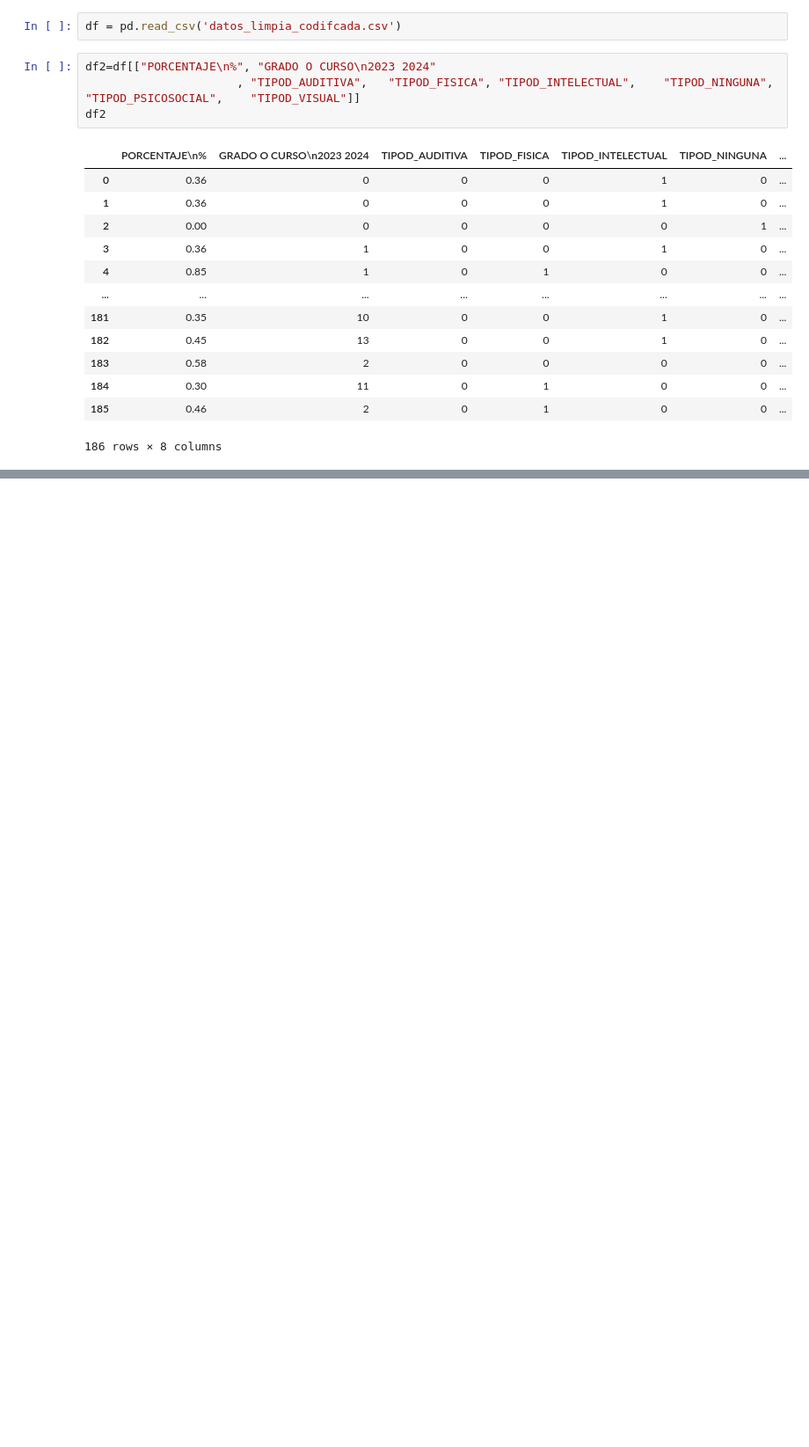
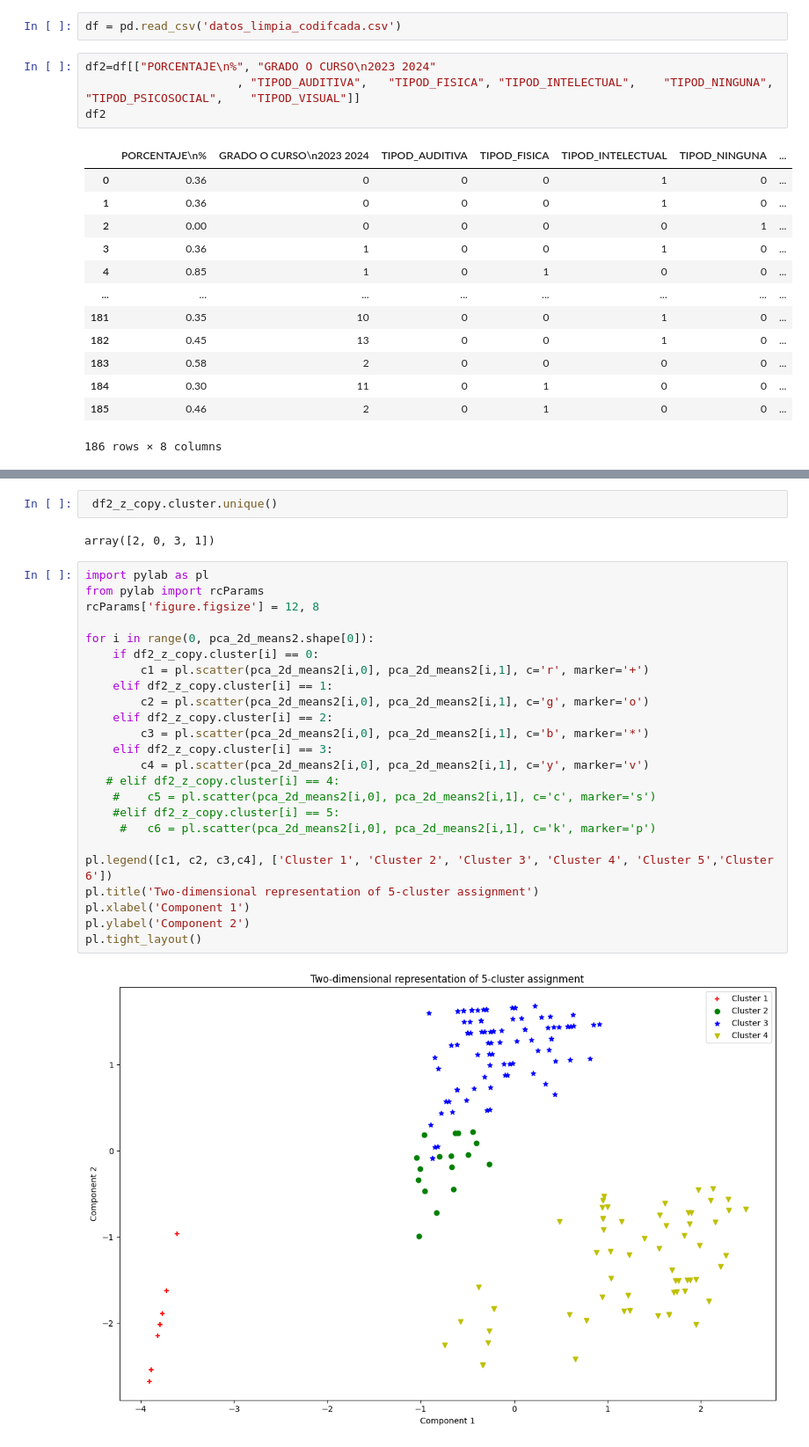
Before and after one commit to edgarMuno/DISCAPACIDADCLUSTERS, a Jupyter notebook: Vinculacion/SubConjuntoVariablesCluster.ipynb, the cells around one changed output, grey strips where cells are left out. Shown at 88% size. Drawn from its saved outputs; the diff is of its cells as text; blank space fills up the shorter version.

```diff
--- a/Vinculacion/SubConjuntoVariablesCluster.ipynb
+++ b/Vinculacion/SubConjuntoVariablesCluster.ipynb
@@ -37,0 +181,30 @@ plt.show(block=True)
+# %%
+ df2_z_copy.cluster.unique()
+# %% [output]
+array([2, 0, 3, 1])
+# %%
+import pylab as pl
+from pylab import rcParams
+rcParams['figure.figsize'] = 12, 8
+
+for i in range(0, pca_2d_means2.shape[0]):
+    if df2_z_copy.cluster[i] == 0:
+        c1 = pl.scatter(pca_2d_means2[i,0], pca_2d_means2[i,1], c='r', marker='+')
+    elif df2_z_copy.cluster[i] == 1:
+        c2 = pl.scatter(pca_2d_means2[i,0], pca_2d_means2[i,1], c='g', marker='o')
+    elif df2_z_copy.cluster[i] == 2:
+        c3 = pl.scatter(pca_2d_means2[i,0], pca_2d_means2[i,1], c='b', marker='*')
+    elif df2_z_copy.cluster[i] == 3:
+        c4 = pl.scatter(pca_2d_means2[i,0], pca_2d_means2[i,1], c='y', marker='v')
+   # elif df2_z_copy.cluster[i] == 4:
+    #    c5 = pl.scatter(pca_2d_means2[i,0], pca_2d_means2[i,1], c='c', marker='s')
+    #elif df2_z_copy.cluster[i] == 5:
+     #   c6 = pl.scatter(pca_2d_means2[i,0], pca_2d_means2[i,1], c='k', marker='p')
+
+pl.legend([c1, c2, c3,c4], ['Cluster 1', 'Cluster 2', 'Cluster 3', 'Cluster 4', 'Cluster 5','Cluster 6'])
+pl.title('Two-dimensional representation of 5-cluster assignment')
+pl.xlabel('Component 1')
+pl.ylabel('Component 2')
+pl.tight_layout()
+# %% [output]
+[figure, added]
```
Also changed, not shown: parts of 23 cells of this notebook, 1 other file.
